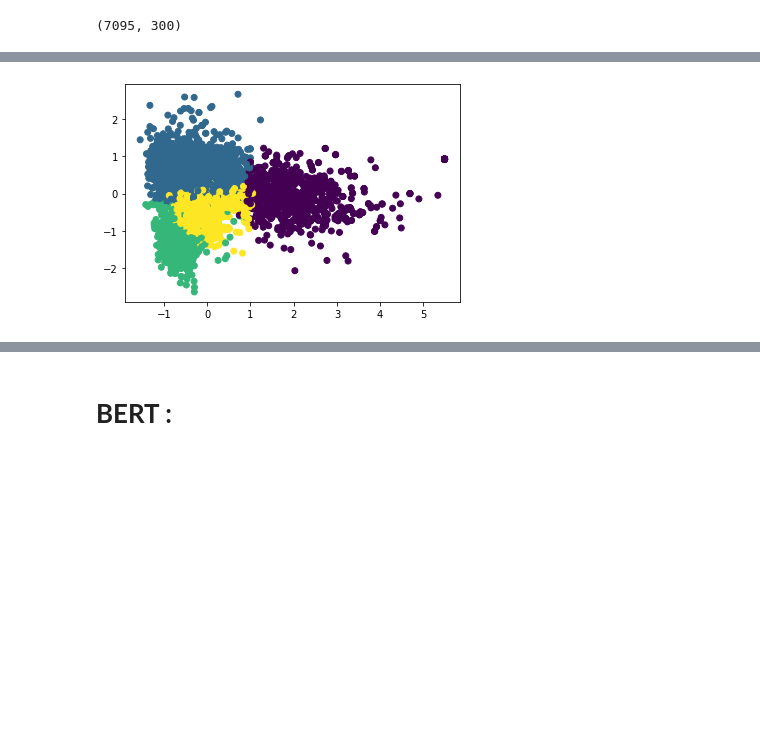
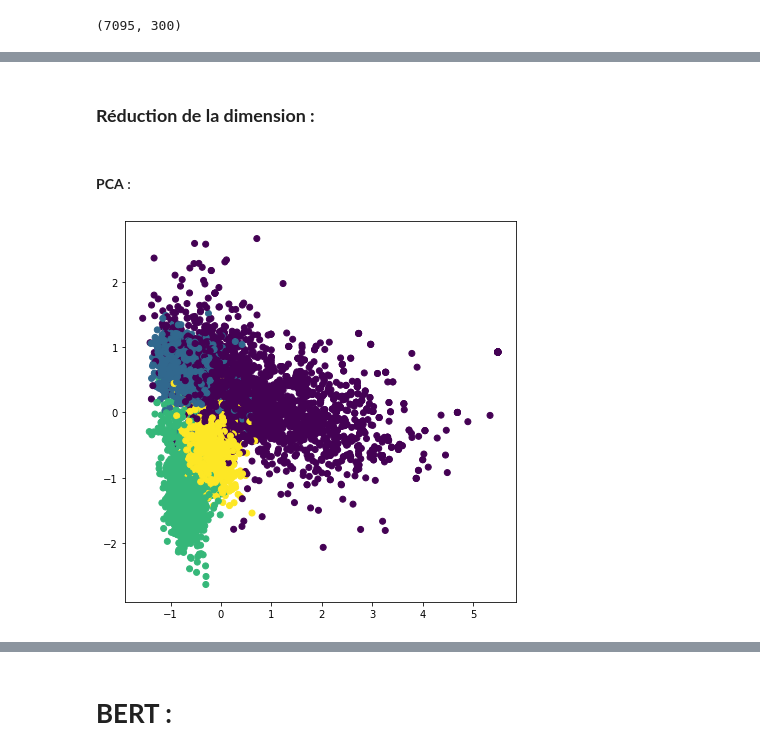
Before and after one commit to SeyfGoumeida/Projet_Mixt_Coclus_Partie1, a Jupyter notebook: Projet_Mixt_Coclus_Partie1.ipynb, the cells around one changed output, grey strips where cells are left out. Drawn from its saved outputs; the diff is of its cells as text; code cells hidden in the pictures; blank space fills up the shorter version.

```diff
--- a/Projet_Mixt_Coclus_Partie1.ipynb
+++ b/Projet_Mixt_Coclus_Partie1.ipynb
@@ -543,7 +576,20 @@ Word2vec Kmeans clustering  accuracy :  0.6751233262861169
+# %% [markdown]
+### **Réduction de la dimension :**
+# %%
+reduced_data = {}
+reduced_data['original'] = vectorized_docs
+# %% [markdown]
+#### **PCA** :
 # %%
-PCA_components = pd.DataFrame(result)
-labels = y_pred
-plt.scatter(PCA_components[0], PCA_components[1], c=labels)
+pca = PCA(n_components=3)
+pca_components = pca.fit_transform(vectorized_docs)
+reduced_data["PCA"] = pca_components
+
+#---------------plot----------------------------------
+
+f = plt.figure(figsize=(7,7))
+PCA_components = pd.DataFrame(pca_components)
+plt.scatter(PCA_components[0], PCA_components[1],c=true_labels)
 plt.show()
 # %% [output]
-[figure, old version]
+[figure, new version]
```
Also changed, not shown: parts of 22 cells of this notebook.
